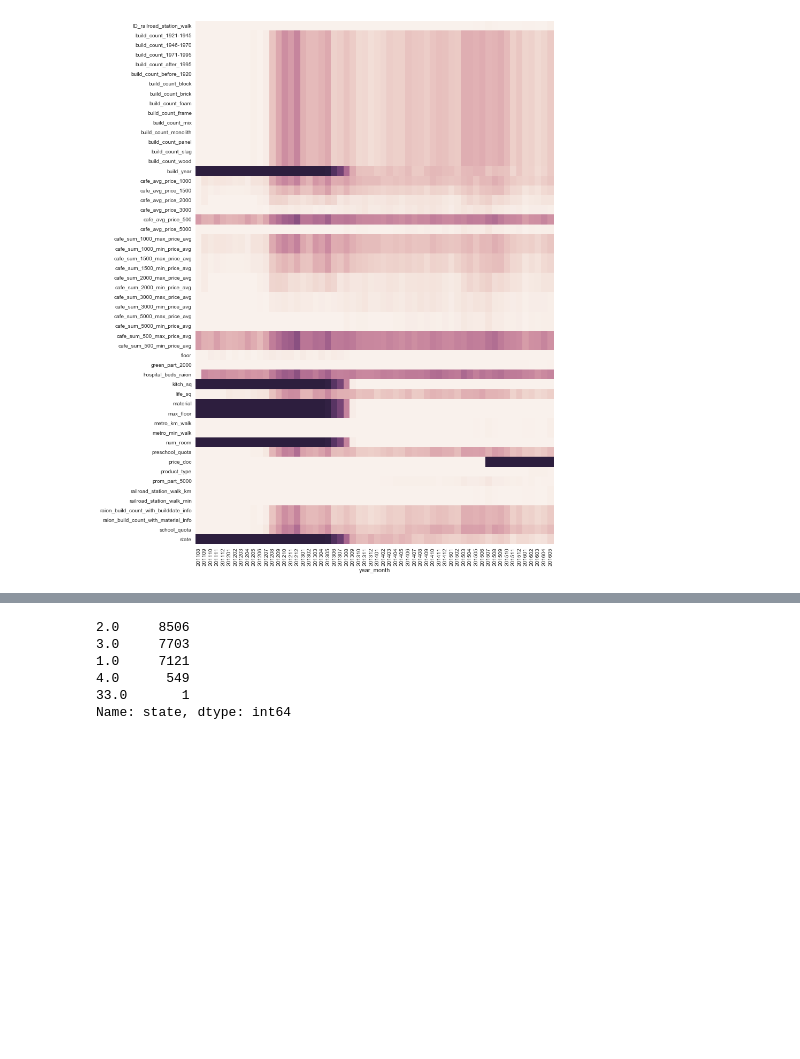
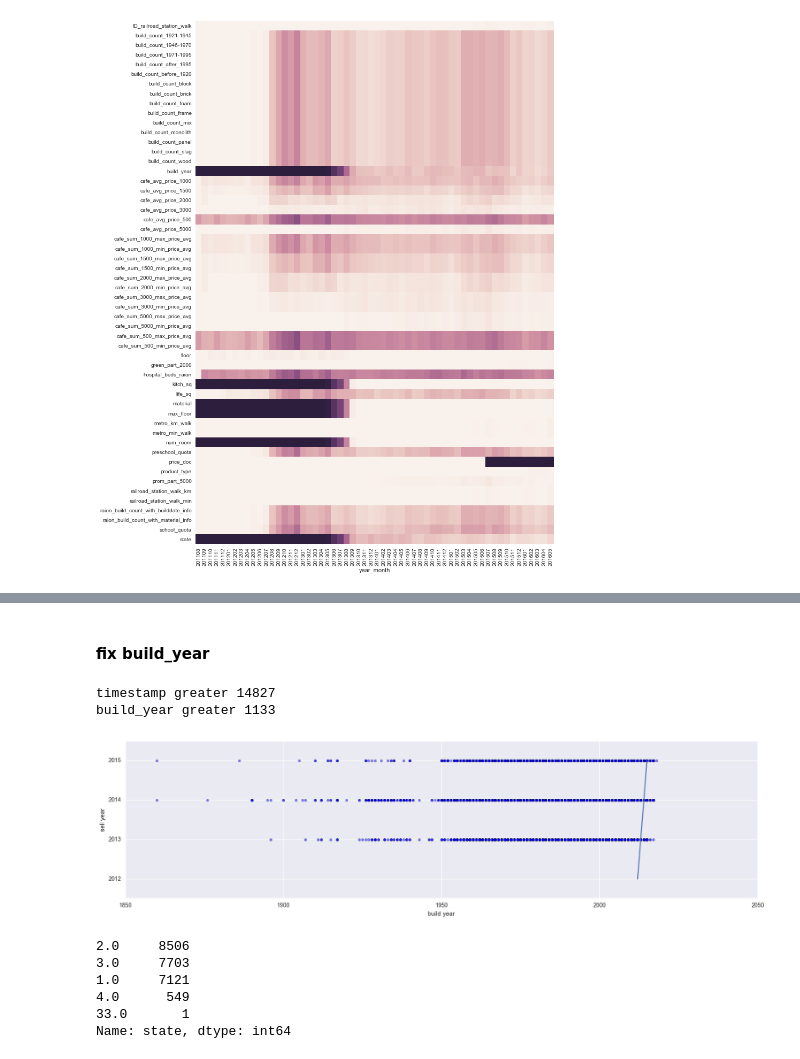
Before and after one commit to kqdmqx/kaggle-sberbank-russian-housing-market, a Jupyter notebook: ipython/20170525-first-eye.ipynb, the cells around one changed output, grey strips where cells are left out. Saved outputs shown, nothing was run; the diff lists cells and outputs as text; code cells hidden in the pictures; blank space fills up the shorter version.

```diff
--- a/ipython/20170525-first-eye.ipynb
+++ b/ipython/20170525-first-eye.ipynb
@@ -27,8 +27,8 @@ macro.count().value_counts().sort_index().plot(kind='bar')
 # %% [markdown]
 ## train & test
 # %%
-train = pd.read_csv('../data/input/train.csv', parse_dates=['timestamp'])
-test = pd.read_csv('../data/input/test.csv', parse_dates=['timestamp'])
+train = pd.read_csv('../input/train.csv', parse_dates=['timestamp'])
+test = pd.read_csv('../input/test.csv', parse_dates=['timestamp'])
 train_test = pd.concat([train, test])
 
 train['year_month'] = train.timestamp.apply(lambda x: x.year * 100 + x.month)
@@ -70,3 +104,25 @@ missing column num = 54
+# %% [markdown]
+#### fix build_year
+# %%
+sell_year = train.loc[train.build_year.notnull() & (train.build_year < 2100) & (train.build_year > 1800)].timestamp.dt.year
+build_year = train.loc[train.build_year.notnull() & (train.build_year < 2100) & (train.build_year > 1800)].build_year
+print 'timestamp greater', np.sum(sell_year >= build_year)
+# print sell_year.value_counts()
+print 'build_year greater', np.sum(sell_year < build_year)
+# print build_year.value_counts()
+plt.figure(figsize=(20, 5))
+ax = plt.gca()
+plt.scatter(build_year.values, sell_year.values, alpha=.5)
+plt.plot([2012, 2013, 2014, 2015], [2012, 2013, 2014, 2015])
+ax.set_yticks([2012, 2013, 2014, 2015])
+ax.set_yticklabels([2012, 2013, 2014, 2015])
+plt.xlabel('build year')
+plt.ylabel('sell year')
+plt.show()
+# %% [output]
+timestamp greater 14827
+build_year greater 1133
+[figure, added]
 # %%
 train_test.state.value_counts()
 # %% [output]
```
Also changed, not shown: parts of 4 cells of this notebook, 1 other file.
